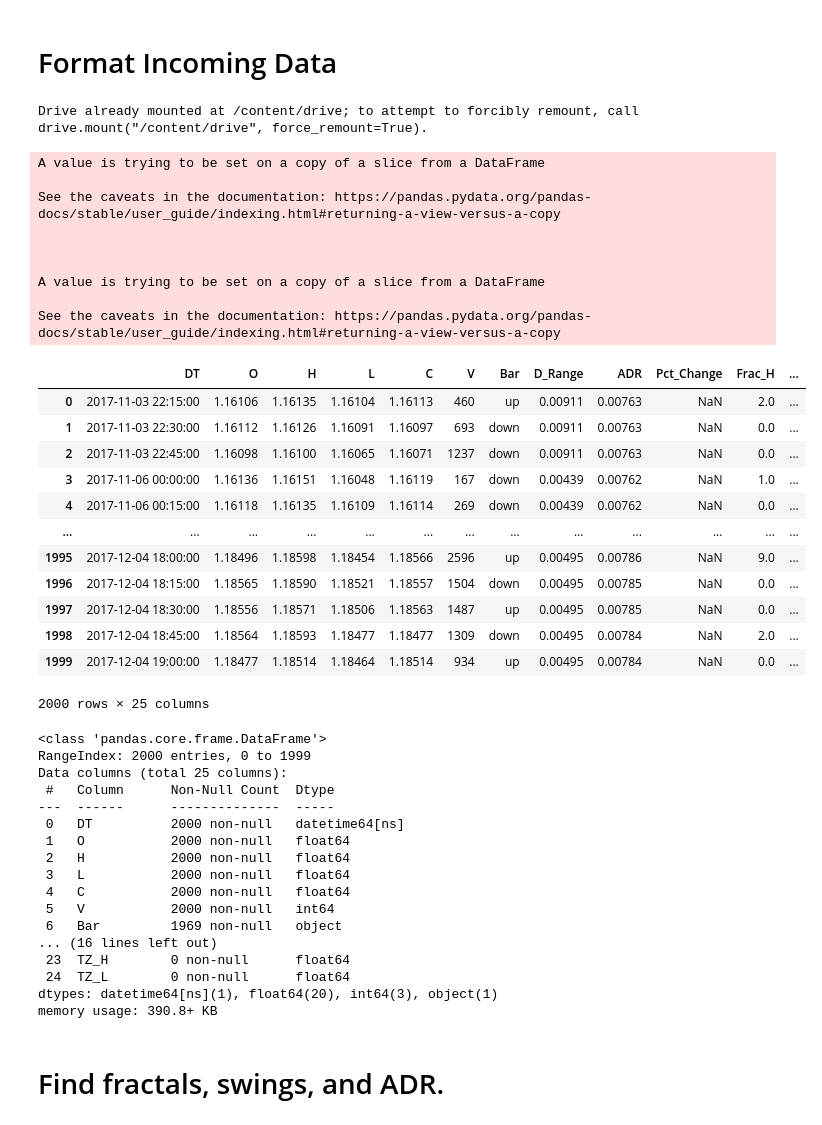
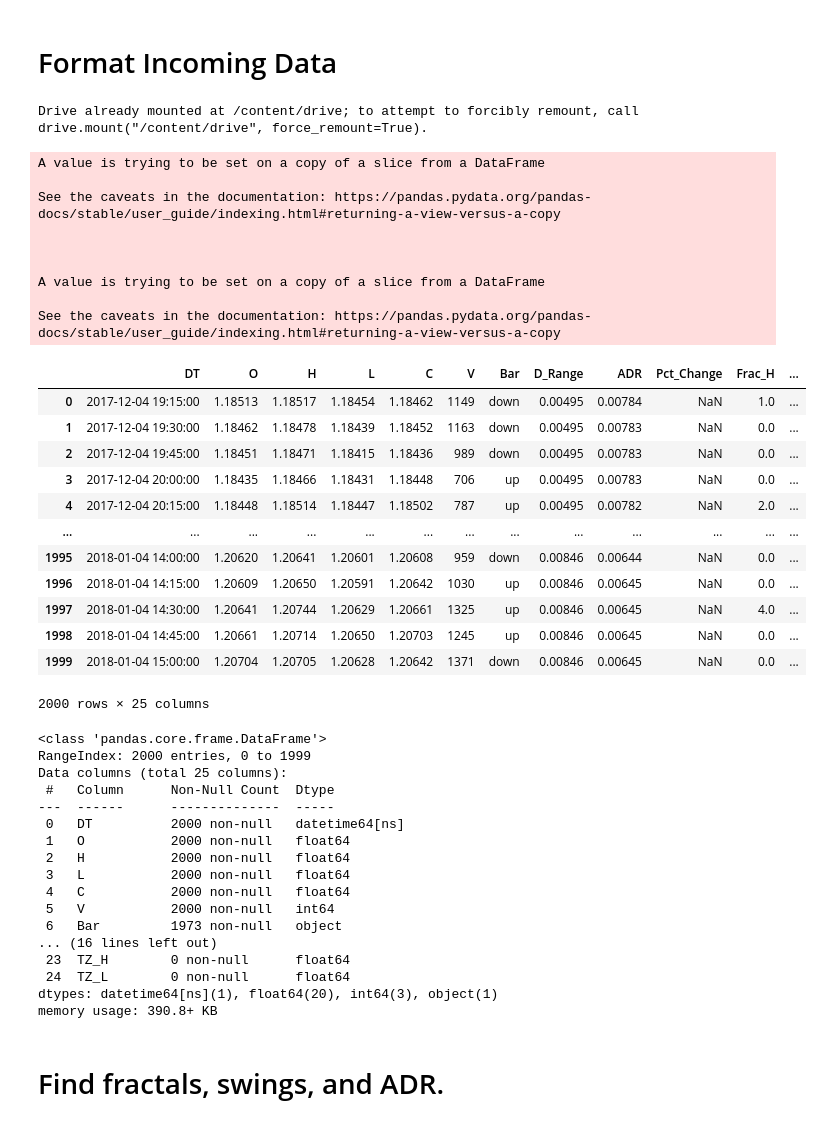
Before and after one commit to rrrudolph/trade, a Jupyter notebook: Strategy_Module.ipynb, the cells around one changed output. Drawn from its saved outputs; the diff is of its cells as text; code cells hidden in the pictures.

```diff
--- a/Strategy_Module.ipynb
+++ b/Strategy_Module.ipynb
@@ -15,7 +15,7 @@ from google.colab import drive
 drive.mount('/content/drive')
 
 df = pd.read_csv('drive/My Drive/Colab Notebooks/EURUSD15.csv')
-df = df[6800:8800]
+df = df[8800:10800]
 
 #### This stuff was to format an original MT4 OHLC file ####
 
@@ -27,44 +27,44 @@ df = df.reindex(columns=['DT', 'O', 'H', 'L', 'C', 'V', 'Bar', 'D_Range',
                          'ADR', 'Pct_Change', 'Frac_H', 'Frac_L', 'Locked_H', 'Locked_L',
                          'Sw_Price','Sw_Rating', 'Sw_Size', 'Sw_Pct', 'Sw_Weight',
                          'TZ_Active', 'TZ_Type', 'TZ_Start',
                          'TZ_End', 'TZ_H', 'TZ_L'])
 
 # df['DT'] -= pd.Timedelta(hours=7) # minus 7 hours to match CST
 
 # set bar type
 df['Bar'][df['C'] < df['O']] = 'down'
 df['Bar'][df['C'] > df['O']] = 'up'
 
 
 # if you want to re-iterate over the swings uncomment these:
 # df['Locked_H'] = 0
 # df['Locked_L'] = 0
 
 df.reset_index(drop=True,inplace=True)
 df
 # %% [output]
 Drive already mounted at /content/drive; to attempt to forcibly remount, call drive.mount("/content/drive", force_remount=True).
 A value is trying to be set on a copy of a slice from a DataFrame
 
 See the caveats in the documentation: https://pandas.pydata.org/pandas-docs/stable/user_guide/indexing.html#returning-a-view-versus-a-copy
 
 
 
 A value is trying to be set on a copy of a slice from a DataFrame
 
 See the caveats in the documentation: https://pandas.pydata.org/pandas-docs/stable/user_guide/indexing.html#returning-a-view-versus-a-copy
 |  | DT | O | H | L | C | V | Bar | D_Range | ADR | Pct_Change | Frac_H | ... |
-| 0 | 2017-11-03 22:15:00 | 1.16106 | 1.16135 | 1.16104 | 1.16113 | 460 | up | 0.00911 | 0.00763 | NaN | 2.0 | ... |
-| 1 | 2017-11-03 22:30:00 | 1.16112 | 1.16126 | 1.16091 | 1.16097 | 693 | down | 0.00911 | 0.00763 | NaN | 0.0 | ... |
-| 2 | 2017-11-03 22:45:00 | 1.16098 | 1.16100 | 1.16065 | 1.16071 | 1237 | down | 0.00911 | 0.00763 | NaN | 0.0 | ... |
-| 3 | 2017-11-06 00:00:00 | 1.16136 | 1.16151 | 1.16048 | 1.16119 | 167 | down | 0.00439 | 0.00762 | NaN | 1.0 | ... |
-| 4 | 2017-11-06 00:15:00 | 1.16118 | 1.16135 | 1.16109 | 1.16114 | 269 | down | 0.00439 | 0.00762 | NaN | 0.0 | ... |
+| 0 | 2017-12-04 19:15:00 | 1.18513 | 1.18517 | 1.18454 | 1.18462 | 1149 | down | 0.00495 | 0.00784 | NaN | 1.0 | ... |
+| 1 | 2017-12-04 19:30:00 | 1.18462 | 1.18478 | 1.18439 | 1.18452 | 1163 | down | 0.00495 | 0.00783 | NaN | 0.0 | ... |
+| 2 | 2017-12-04 19:45:00 | 1.18451 | 1.18471 | 1.18415 | 1.18436 | 989 | down | 0.00495 | 0.00783 | NaN | 0.0 | ... |
+| 3 | 2017-12-04 20:00:00 | 1.18435 | 1.18466 | 1.18431 | 1.18448 | 706 | up | 0.00495 | 0.00783 | NaN | 0.0 | ... |
+| 4 | 2017-12-04 20:15:00 | 1.18448 | 1.18514 | 1.18447 | 1.18502 | 787 | up | 0.00495 | 0.00782 | NaN | 2.0 | ... |
 | ... | ... | ... | ... | ... | ... | ... | ... | ... | ... | ... | ... | ... |
-| 1995 | 2017-12-04 18:00:00 | 1.18496 | 1.18598 | 1.18454 | 1.18566 | 2596 | up | 0.00495 | 0.00786 | NaN | 9.0 | ... |
-| 1996 | 2017-12-04 18:15:00 | 1.18565 | 1.18590 | 1.18521 | 1.18557 | 1504 | down | 0.00495 | 0.00785 | NaN | 0.0 | ... |
-| 1997 | 2017-12-04 18:30:00 | 1.18556 | 1.18571 | 1.18506 | 1.18563 | 1487 | up | 0.00495 | 0.00785 | NaN | 0.0 | ... |
-| 1998 | 2017-12-04 18:45:00 | 1.18564 | 1.18593 | 1.18477 | 1.18477 | 1309 | down | 0.00495 | 0.00784 | NaN | 2.0 | ... |
-| 1999 | 2017-12-04 19:00:00 | 1.18477 | 1.18514 | 1.18464 | 1.18514 | 934 | up | 0.00495 | 0.00784 | NaN | 0.0 | ... |
+| 1995 | 2018-01-04 14:00:00 | 1.20620 | 1.20641 | 1.20601 | 1.20608 | 959 | down | 0.00846 | 0.00644 | NaN | 0.0 | ... |
+| 1996 | 2018-01-04 14:15:00 | 1.20609 | 1.20650 | 1.20591 | 1.20642 | 1030 | up | 0.00846 | 0.00645 | NaN | 0.0 | ... |
+| 1997 | 2018-01-04 14:30:00 | 1.20641 | 1.20744 | 1.20629 | 1.20661 | 1325 | up | 0.00846 | 0.00645 | NaN | 4.0 | ... |
+| 1998 | 2018-01-04 14:45:00 | 1.20661 | 1.20714 | 1.20650 | 1.20703 | 1245 | up | 0.00846 | 0.00645 | NaN | 0.0 | ... |
+| 1999 | 2018-01-04 15:00:00 | 1.20704 | 1.20705 | 1.20628 | 1.20642 | 1371 | down | 0.00846 | 0.00645 | NaN | 0.0 | ... |
 2000 rows × 25 columns
 # %%
 df.info()
@@ -80,7 +80,7 @@ Data columns (total 25 columns):
  3   L           2000 non-null   float64
  4   C           2000 non-null   float64
  5   V           2000 non-null   int64
- 6   Bar         1969 non-null   object
+ 6   Bar         1973 non-null   object
 ... (16 lines left out)
  23  TZ_H        0 non-null      float64
  24  TZ_L        0 non-null      float64
```
Also changed, not shown: parts of 5 cells of this notebook.
